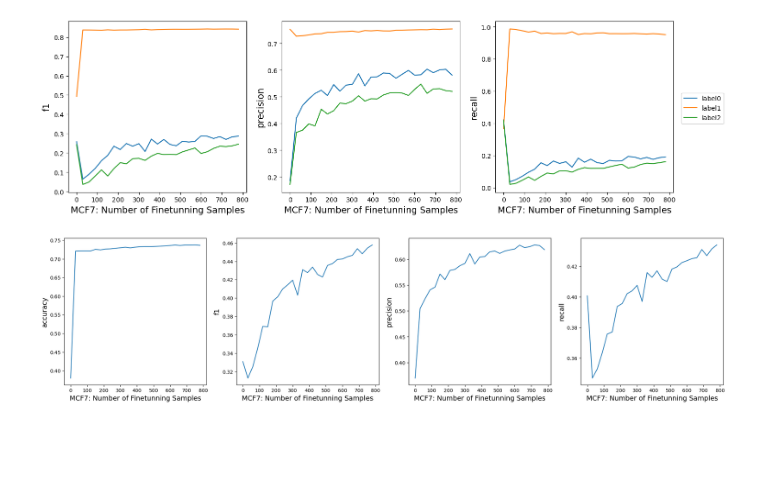
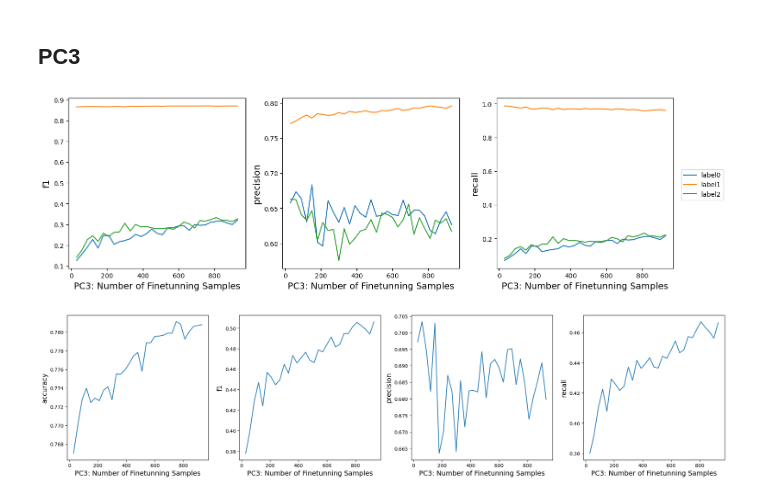
Before and after one commit to dearhannah/AnchorDrug_official, a Jupyter notebook: DataAnalysis/converge_curve.ipynb, the cells around one changed output. Drawn from its saved outputs; the diff is of its cells as text; code cells hidden in the pictures; blank space fills up the shorter version.

```diff
--- a/DataAnalysis/converge_curve.ipynb
+++ b/DataAnalysis/converge_curve.ipynb
@@ -130,17 +266,0 @@ def metrics_from_txt(fname):
-# %%
-fname = '/egr/research-aidd/menghan1/AnchorDrug/ActiveLearning_one_cellline/logfile/all_data_finetune_random/LINCS_MCF7_RandomSampling_30_0_810_20240613_184248_.txt'
-df = metrics_from_txt(fname)
-font = 14
-fig, ax = plt.subplots(1,2, figsize=(15,8))
-acc = df.accuracy.to_list()
-f1 = df.F1.to_list()
-# ax[0][n].set_title(cell, size=font)
-x = [x*30 for x in df.index.to_list()]
-ax[0].plot(x, acc, label='random')
-ax[1].plot(x, f1, label='random')
-ax[0].set_ylabel('Accuracy', size=font)
-ax[1].set_ylabel('F1-score', size=font)
-ax[0].set_xlabel('Number of Finetunning Samples', size=font)
-plt.legend(bbox_to_anchor=(1.0, 0.6))
-fig.tight_layout()  # otherwise the right y-label is slightly clipped
-plt.show()
@@ -150,47 +267,52 @@ plt.show()
+# %% [markdown]
+## PC3
 # %%
+round_num = 32
 font = 14
-f1 = np.zeros((3,27))
-precision = np.zeros((3,27))
-recall = np.zeros((3,27))
-accuracy = np.zeros(27)
+f1 = np.zeros((3,round_num))
+precision = np.zeros((3,round_num))
+recall = np.zeros((3,round_num))
+accuracy = np.zeros(round_num)
 for n in [0,1,2]:
-    pred_data = f'/egr/research-aidd/menghan1/AnchorDrug/ActiveLearning_one_cellline/preds/all_data_finetune_random/LINCS_MCF7_RandomSampling_30_0_810_20240613_184248__{n}.csv'
+    pred_data = f'/egr/research-aidd/menghan1/AnchorDrug/ActiveLearning_one_cellline/preds/LINCS_PC3_RandomSampling_30_0_957_20240703_162810__{n}.csv'
     data = pd.read_csv(pred_data).T.to_numpy()
     # print(data.shape)
     # for i in range(1,28):
-    f1 += np.array([f1_score(data[0], data[i],average=None) for i in range(1,28)]).T
-    precision += np.array([precision_score(data[0], data[i],average=None) for i in range(1,28)]).T
-    recall += np.array([recall_score(data[0], data[i],average=None) for i in range(1,28)]).T
-    accuracy += np.array([accuracy_score(data[0], data[i]) for i in range(1,28)])
+    f1 += np.array([f1_score(data[0], data[i],average=None) for i in range(1,round_num+1)]).T
+    precision += np.array([precision_score(data[0], data[i],average=None) for i in range(1,round_num+1)]).T
+    recall += np.array([recall_score(data[0], data[i],average=None) for i in range(1,round_num+1)]).T
+    accuracy += np.array([accuracy_score(data[0], data[i]) for i in range(1,round_num+1)])
     # print(f1.shape, precision.shape, recall.shape, accuracy.shape)
 
 fig, ax = plt.subplots(1,3, figsize=(15,4.5))
-x = [x*30 for x in range(27)]
-[ax[0].plot(x, f1[i]/3, label=f'label{i}') for i in range(3)]
-[ax[1].plot(x, precision[i]/3, label=f'label{i}') for i in range(3)]
-[ax[2].plot(x, recall[i]/3, label=f'label{i}') for i in range(3)]
+x = [x*30 for x in range(round_num)]
+[ax[0].plot(x[1:], f1[i][1:]/3, label=f'label{i}') for i in range(3)]
+[ax[1].plot(x[1:], precision[i][1:]/3, label=f'label{i}') for i in range(3)]
+[ax[2].plot(x[1:], recall[i][1:]/3, label=f'label{i}') for i in range(3)]
 ax[0].set_ylabel('f1', size=font)
 ax[1].set_ylabel('precision', size=font)
 ax[2].set_ylabel('recall', size=font)
-[ax[i].set_xlabel('MCF7: Number of Finetunning Samples', size=font) for i in range(3)]
+[ax[i].set_xlabel('PC3: Number of Finetunning Samples', size=font) for i in range(3)]
 plt.legend(bbox_to_anchor=(1.3, 0.6))
 fig.tight_layout()  # otherwise the right y-label is slightly clipped
 plt.show()
 
 fig, ax = plt.subplots(1,4, figsize=(20,5))
-ax[0].plot(x, accuracy/3, label='accuracy')
+ax[0].plot(x[1:], accuracy[1:]/3, label='accuracy')
 ax[0].set_ylabel('accuracy', size=font)
-ax[1].plot(x, np.mean(f1, axis=0)/3, label='f1')
+ax[1].plot(x[1:], np.mean(f1, axis=0)[1:]/3, label='f1')
 ax[1].set_ylabel('f1', size=font)
-ax[2].plot(x, np.mean(precision, axis=0)/3, label='precision')
+ax[2].plot(x[1:], np.mean(precision, axis=0)[1:]/3, label='precision')
 ax[2].set_ylabel('precision', size=font)
-ax[3].plot(x, np.mean(recall, axis=0)/3, label='recall')
+ax[3].plot(x[1:], np.mean(recall, axis=0)[1:]/3, label='recall')
 ax[3].set_ylabel('recall', size=font)
 
-[ax[i].set_xlabel('MCF7: Number of Finetunning Samples', size=font) for i in range(4)]
+[ax[i].set_xlabel('PC3: Number of Finetunning Samples', size=font) for i in range(4)]
 # plt.legend(bbox_to_anchor=(1.0, 0.6))
 fig.tight_layout()  # otherwise the right y-label is slightly clipped
 plt.show()
+
+x_pc3, f1_pc3 = x[1:], np.mean(f1, axis=0)[1:]/3
 # %% [output]
-[figure, old version]
+[figure, new version]
-[figure, old version]
+[figure, new version]
```
Also changed, not shown: parts of 21 cells of this notebook, 2 other files.
